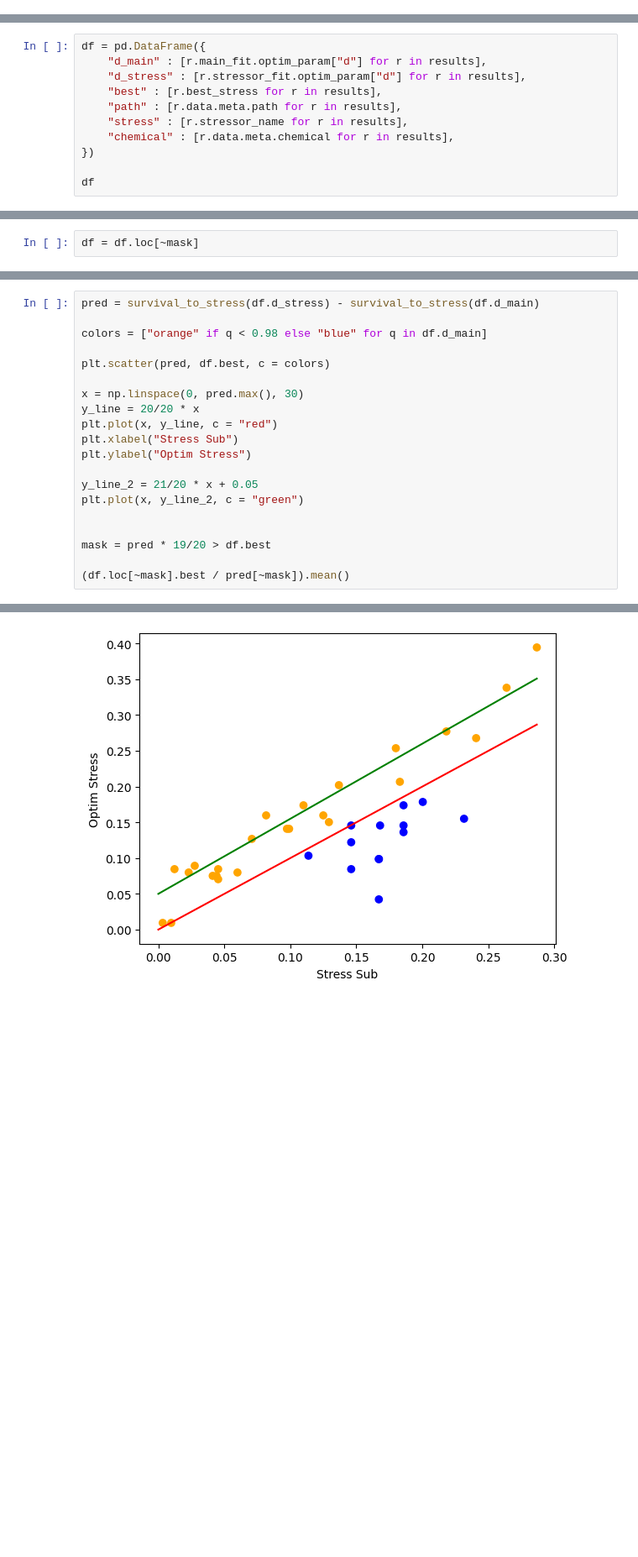
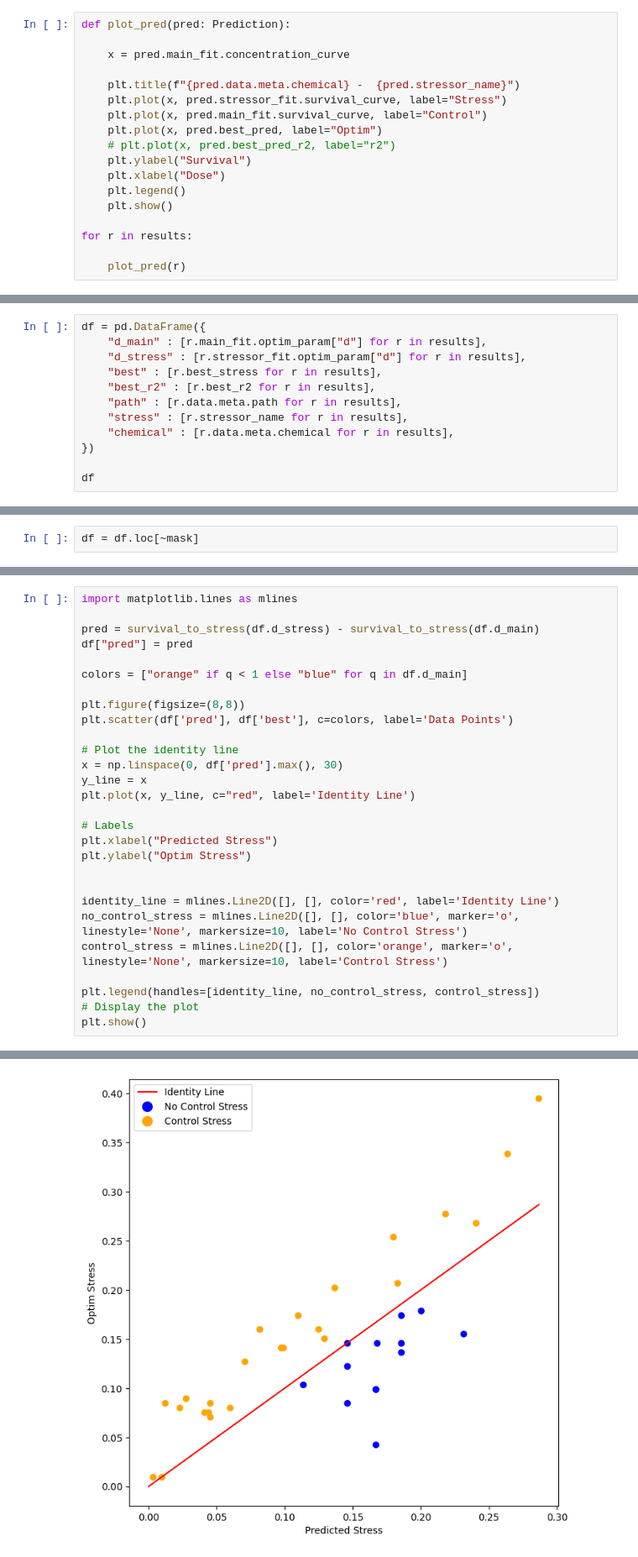
Before and after one commit to ffhammer/sam, a Jupyter notebook: explore_temperature.ipynb, the cells around one changed output, grey strips where cells are left out. Shown at 84% size. Drawn from its saved outputs; the diff is of its cells as text; blank space fills up the shorter version.

```diff
--- a/explore_temperature.ipynb
+++ b/explore_temperature.ipynb
@@ -298,0 +295,18 @@ for r in results:
+# %%
+def plot_pred(pred: Prediction):
+
+    x = pred.main_fit.concentration_curve
+
+    plt.title(f"{pred.data.meta.chemical} -  {pred.stressor_name}")
+    plt.plot(x, pred.stressor_fit.survival_curve, label="Stress")
+    plt.plot(x, pred.main_fit.survival_curve, label="Control")
+    plt.plot(x, pred.best_pred, label="Optim")
+    # plt.plot(x, pred.best_pred_r2, label="r2")
+    plt.ylabel("Survival")
+    plt.xlabel("Dose")
+    plt.legend()
+    plt.show()
+
+for r in results:
+
+    plot_pred(r)
@@ -301,6 +329,7 @@ df = pd.DataFrame({
     "d_main" : [r.main_fit.optim_param["d"] for r in results],
     "d_stress" : [r.stressor_fit.optim_param["d"] for r in results],
     "best" : [r.best_stress for r in results],
+    "best_r2" : [r.best_r2 for r in results],
     "path" : [r.data.meta.path for r in results],
     "stress" : [r.stressor_name for r in results],
     "chemical" : [r.data.meta.chemical for r in results],
@@ -372,21 +373,29 @@ Name: d_main, dtype: float64
 # %%
+import matplotlib.lines as mlines
+
 pred = survival_to_stress(df.d_stress) - survival_to_stress(df.d_main)
+df["pred"] = pred
 
-colors = ["orange" if q < 0.98 else "blue" for q in df.d_main]
+colors = ["orange" if q < 1 else "blue" for q in df.d_main]
 
-plt.scatter(pred, df.best, c = colors)
+plt.figure(figsize=(8,8))
+plt.scatter(df['pred'], df['best'], c=colors, label='Data Points')
 
-x = np.linspace(0, pred.max(), 30)
-y_line = 20/20 * x
-plt.plot(x, y_line, c = "red")
-plt.xlabel("Stress Sub")
+# Plot the identity line
+x = np.linspace(0, df['pred'].max(), 30)
+y_line = x
+plt.plot(x, y_line, c="red", label='Identity Line')
+
+# Labels
+plt.xlabel("Predicted Stress")
 plt.ylabel("Optim Stress")
 
-y_line_2 = 21/20 * x + 0.05
-plt.plot(x, y_line_2, c = "green")
 
+identity_line = mlines.Line2D([], [], color='red', label='Identity Line')
+no_control_stress = mlines.Line2D([], [], color='blue', marker='o', linestyle='None', markersize=10, label='No Control Stress')
+control_stress = mlines.Line2D([], [], color='orange', marker='o', linestyle='None', markersize=10, label='Control Stress')
 
-mask = pred * 19/20 > df.best
-
-(df.loc[~mask].best / pred[~mask]).mean()
+plt.legend(handles=[identity_line, no_control_stress, control_stress])
+# Display the plot
+plt.show()
 # %% [output]
@@ -394 +407 @@ np.float64(1.8534997881944342)
-[figure, old version]
+[figure, new version]
```
Also changed, not shown: parts of 32 cells of this notebook.
